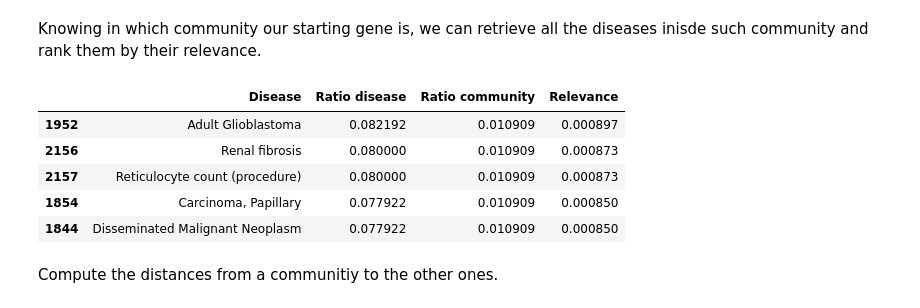
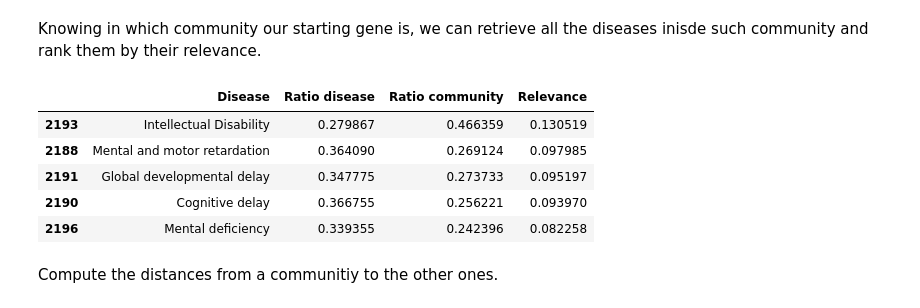
Before and after one commit to nikodallanoce/ComputationalHealthLaboratory, a Jupyter notebook: 2_Community_Analysis.ipynb, the cells around one changed output. Saved outputs shown, nothing was run; the diff lists cells and outputs as text; code cells hidden in the pictures.

```diff
--- a/2_Community_Analysis.ipynb
+++ b/2_Community_Analysis.ipynb
@@ -197,17 +197,16 @@ Knowing in which community our starting gene is, we can retrieve all the disease
 # %%
 # Retrieve the diseases inside the community in which the gene is in and keep those that share at least ten genes with the community
 disease_rank = communities_rank[(communities_rank["Community"]==gene_community) &
-                             (communities_rank["Shared genes"] > 10)].sort_values(by="Relevance", ascending=False).drop(["Community", "Shared genes",
-                                                                                                                         "Disease genes", "Community size"], axis=1)
+                             (communities_rank["Shared genes"] > 10)].sort_values(by="Relevance", ascending=False).drop(["Community", "Shared genes", "Disease genes", "Community size"], axis=1)
 # %%
-disease_rank.tail()
+disease_rank.head()
 # %% [output]
 |  | Disease | Ratio disease | Ratio community | Relevance |
-| 1952 | Adult Glioblastoma | 0.082192 | 0.010909 | 0.000897 |
-| 2156 | Renal fibrosis | 0.080000 | 0.010909 | 0.000873 |
-| 2157 | Reticulocyte count (procedure) | 0.080000 | 0.010909 | 0.000873 |
-| 1854 | Carcinoma, Papillary | 0.077922 | 0.010909 | 0.000850 |
-| 1844 | Disseminated Malignant Neoplasm | 0.077922 | 0.010909 | 0.000850 |
+| 2193 | Intellectual Disability | 0.279867 | 0.466359 | 0.130519 |
+| 2188 | Mental and motor retardation | 0.364090 | 0.269124 | 0.097985 |
+| 2191 | Global developmental delay | 0.347775 | 0.273733 | 0.095197 |
+| 2190 | Cognitive delay | 0.366755 | 0.256221 | 0.093970 |
+| 2196 | Mental deficiency | 0.339355 | 0.242396 | 0.082258 |
 # %%
 disease_rank.to_csv("datasets/community_gene_metrics.csv")
 # %% [markdown]
```
Also changed, not shown: parts of 7 cells of this notebook, 3 other files.
